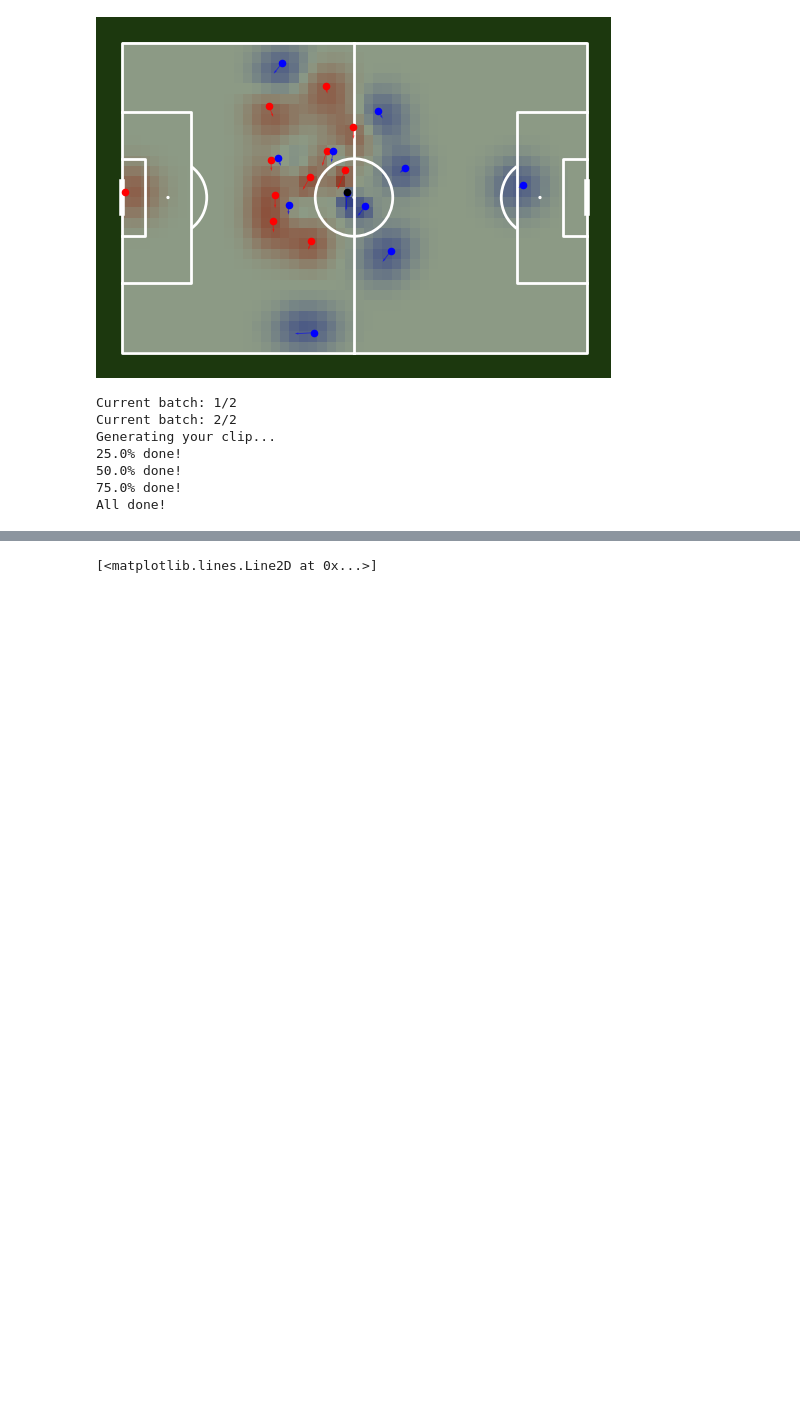
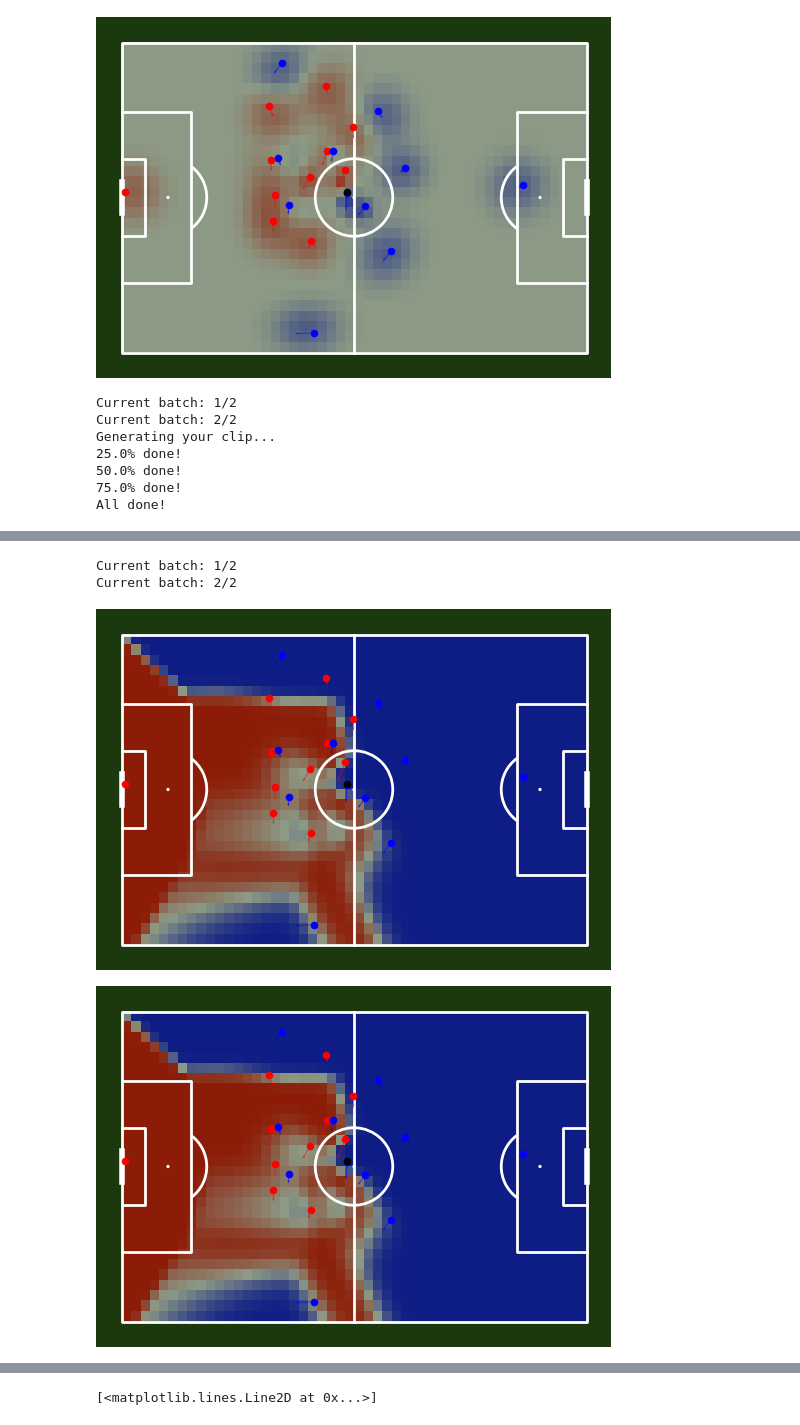
Before and after one commit to DavidB1999/My_Football_Analytics, a Jupyter notebook: Position_data/PitchControl/PC_Fernandez.ipynb, the cells around one changed output, grey strips where cells are left out. Cells and saved outputs as stored; diff of their text form; code cells hidden in the pictures; blank space fills up the shorter version.

```diff
--- a/Position_data/PitchControl/PC_Fernandez.ipynb
+++ b/Position_data/PitchControl/PC_Fernandez.ipynb
@@ -395,0 +549,7 @@ All done!
+# %%
+pi_co.plot_tensor_pitch_control(td_object=td_object, version='Fernandez', implementation='adap', frame=100)
+# %% [output]
+Current batch: 1/2
+Current batch: 2/2
+[figure, added]
+[figure, added]
```
Also changed, not shown: parts of 12 cells of this notebook, 1 other file.
